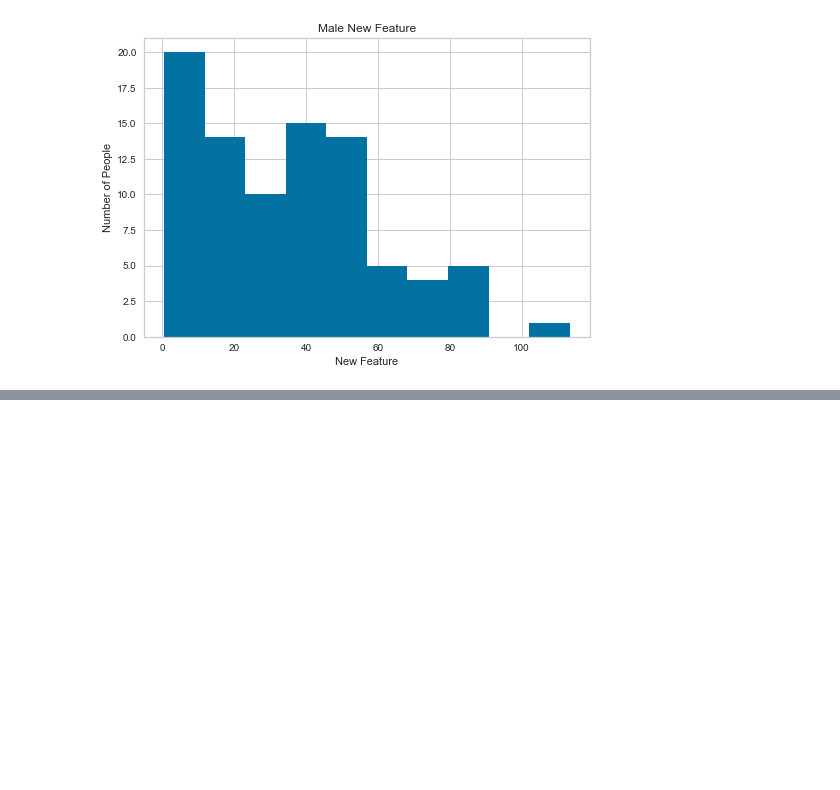
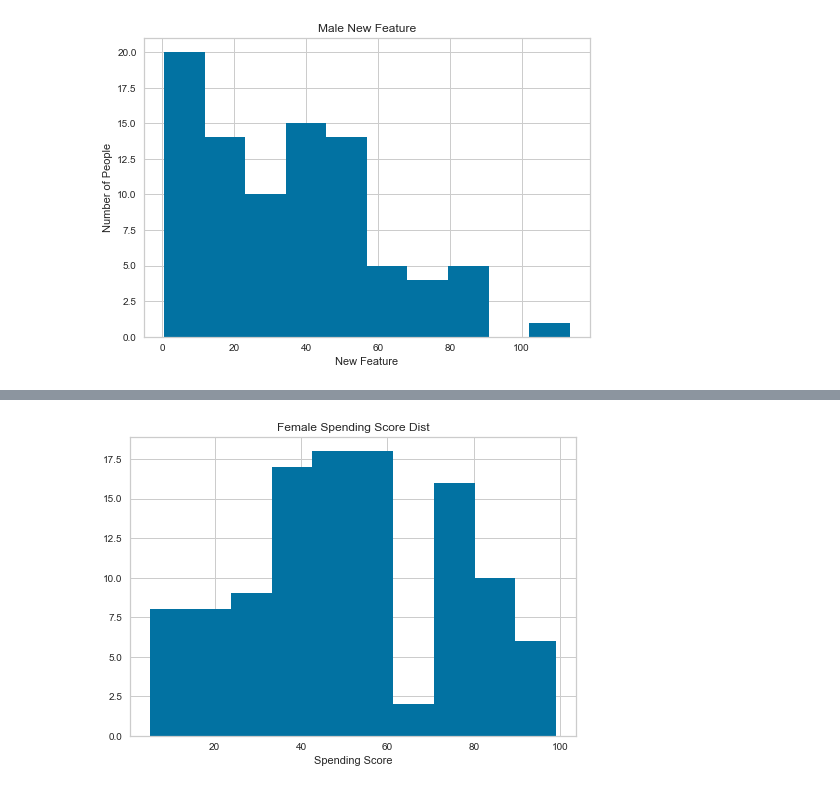
Before and after one commit to ipatel467/Customer-Segmentation, a Jupyter notebook: index.ipynb, the cells around one changed output, grey strips where cells are left out. Cells and saved outputs as stored; diff of their text form; code cells hidden in the pictures; blank space fills up the shorter version.

```diff
--- a/index.ipynb
+++ b/index.ipynb
@@ -657,0 +679,6 @@ plt.ylabel('Number of People');
+# %%
+fems['Spending Score (1-100)'].hist();
+plt.title('Female Spending Score Dist');
+plt.xlabel('Spending Score');
+# %% [output]
+[figure, added]
```
Also changed, not shown: parts of 6 cells of this notebook.
